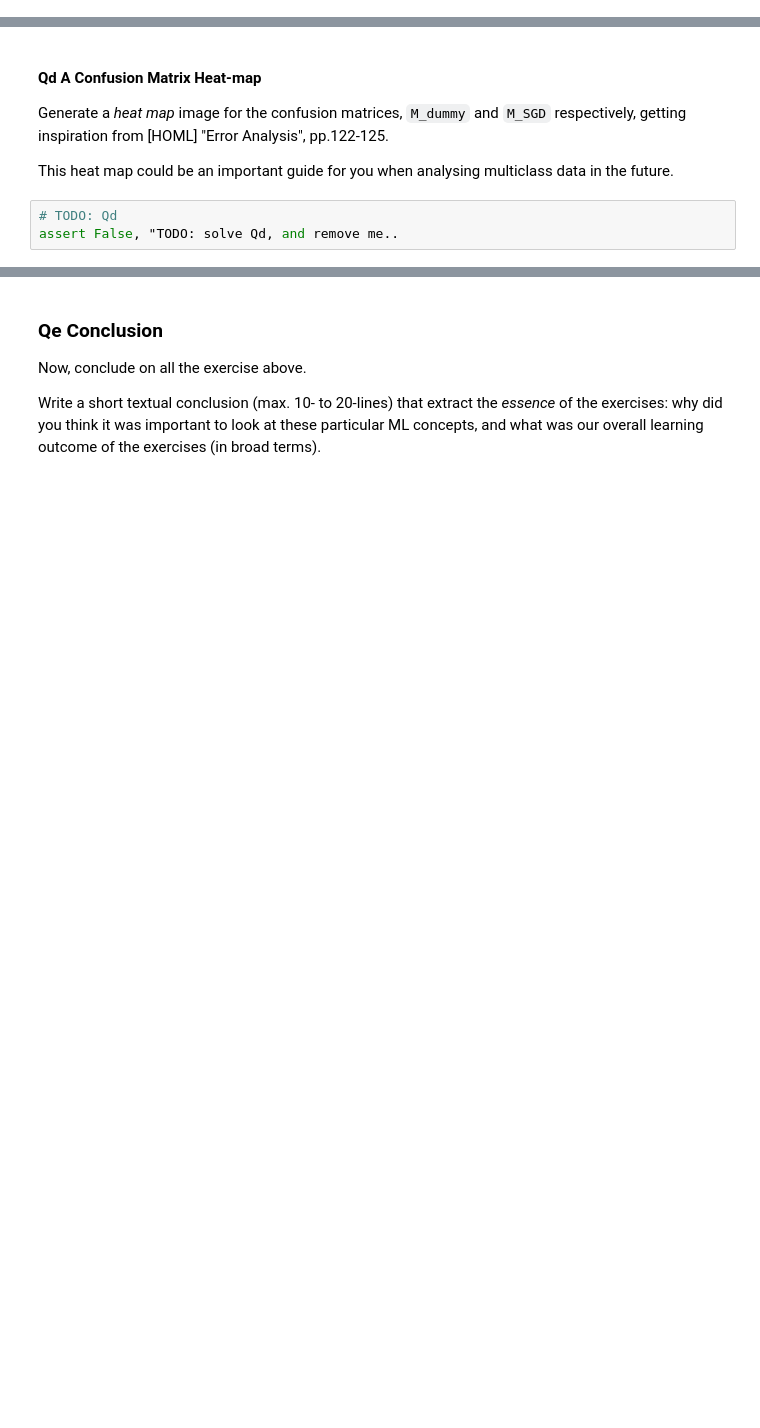
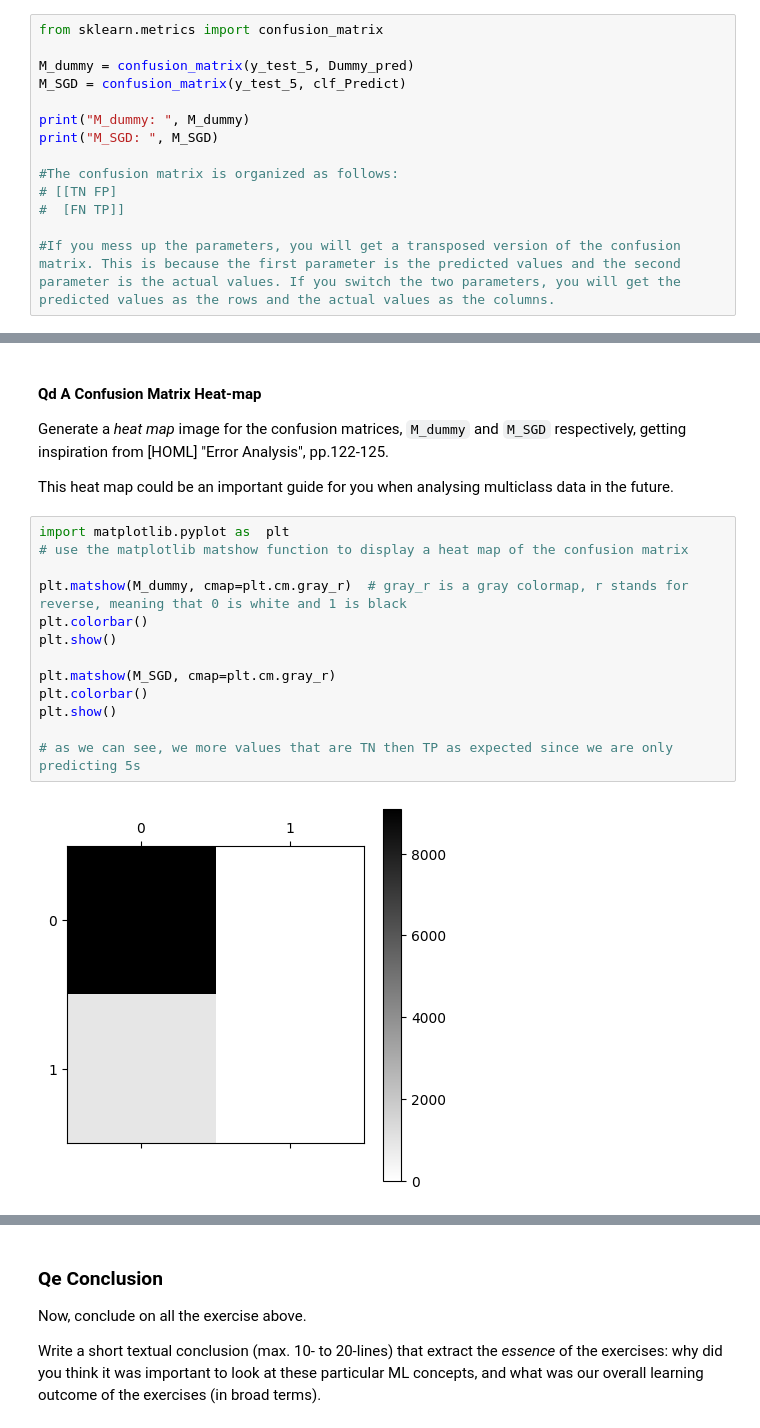
Before and after one commit to gomgom50/MLKursus, a Jupyter notebook: Christoffer/Lektion2/performance_metrics.ipynb, the cells around one changed output, grey strips where cells are left out. Drawn from its saved outputs; the diff is of its cells as text; blank space fills up the shorter version.

Commit message:
Performance metrics done

```diff
--- a/Christoffer/Lektion2/performance_metrics.ipynb
+++ b/Christoffer/Lektion2/performance_metrics.ipynb
@@ -252,0 +341,14 @@ assert False, "TODO: solve Qc, and remove me..
+# %%
+from sklearn.metrics import confusion_matrix
+
+M_dummy = confusion_matrix(y_test_5, Dummy_pred)
+M_SGD = confusion_matrix(y_test_5, clf_Predict)
+
+print("M_dummy: ", M_dummy)
+print("M_SGD: ", M_SGD)
+
+#The confusion matrix is organized as follows:
+# [[TN FP]
+#  [FN TP]]
+
+#If you mess up the parameters, you will get a transposed version of the confusion matrix. This is because the first parameter is the predicted values and the second parameter is the actual values. If you switch the two parameters, you will get the predicted values as the rows and the actual values as the columns.
@@ -256,6 +363,18 @@ assert False, "TODO: solve Qc, and remove me..
 Generate a _heat map_ image for the confusion matrices, `M_dummy` and `M_SGD` respectively, getting inspiration from [HOML] "Error Analysis", pp.122-125.
 
 This heat map could be an important guide for you when analysing multiclass data in the future.
-# %%
-# TODO: Qd
-assert False, "TODO: solve Qd, and remove me..
+# %%
+import matplotlib.pyplot as  plt
+# use the matplotlib matshow function to display a heat map of the confusion matrix
+
+plt.matshow(M_dummy, cmap=plt.cm.gray_r)  # gray_r is a gray colormap, r stands for reverse, meaning that 0 is white and 1 is black
+plt.colorbar()
+plt.show()
+
+plt.matshow(M_SGD, cmap=plt.cm.gray_r)
+plt.colorbar()
+plt.show()
+
+# as we can see, we more values that are TN then TP as expected since we are only predicting 5s
+# %% [output]
+[figure, added]
```
Also changed, not shown: parts of 8 cells of this notebook.
